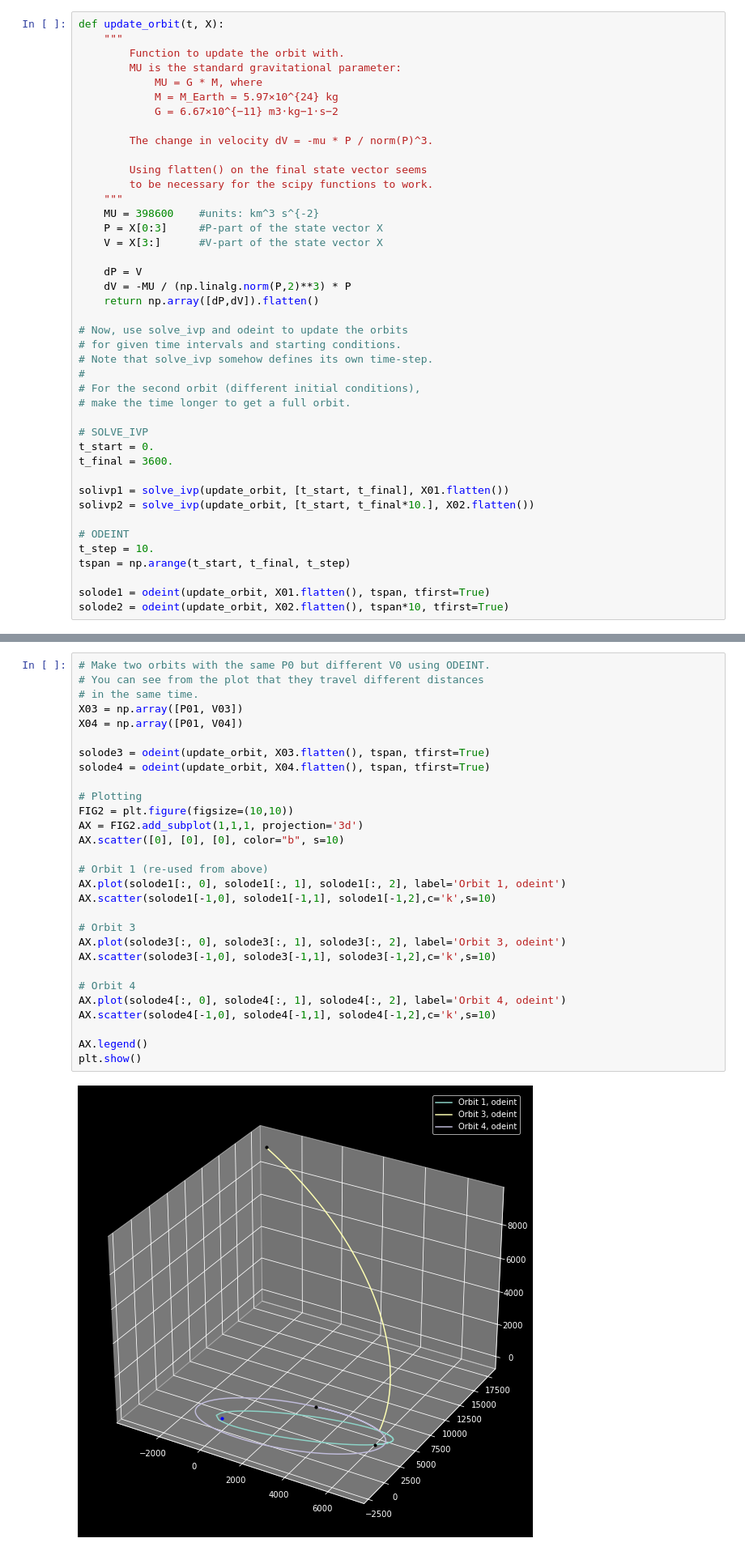
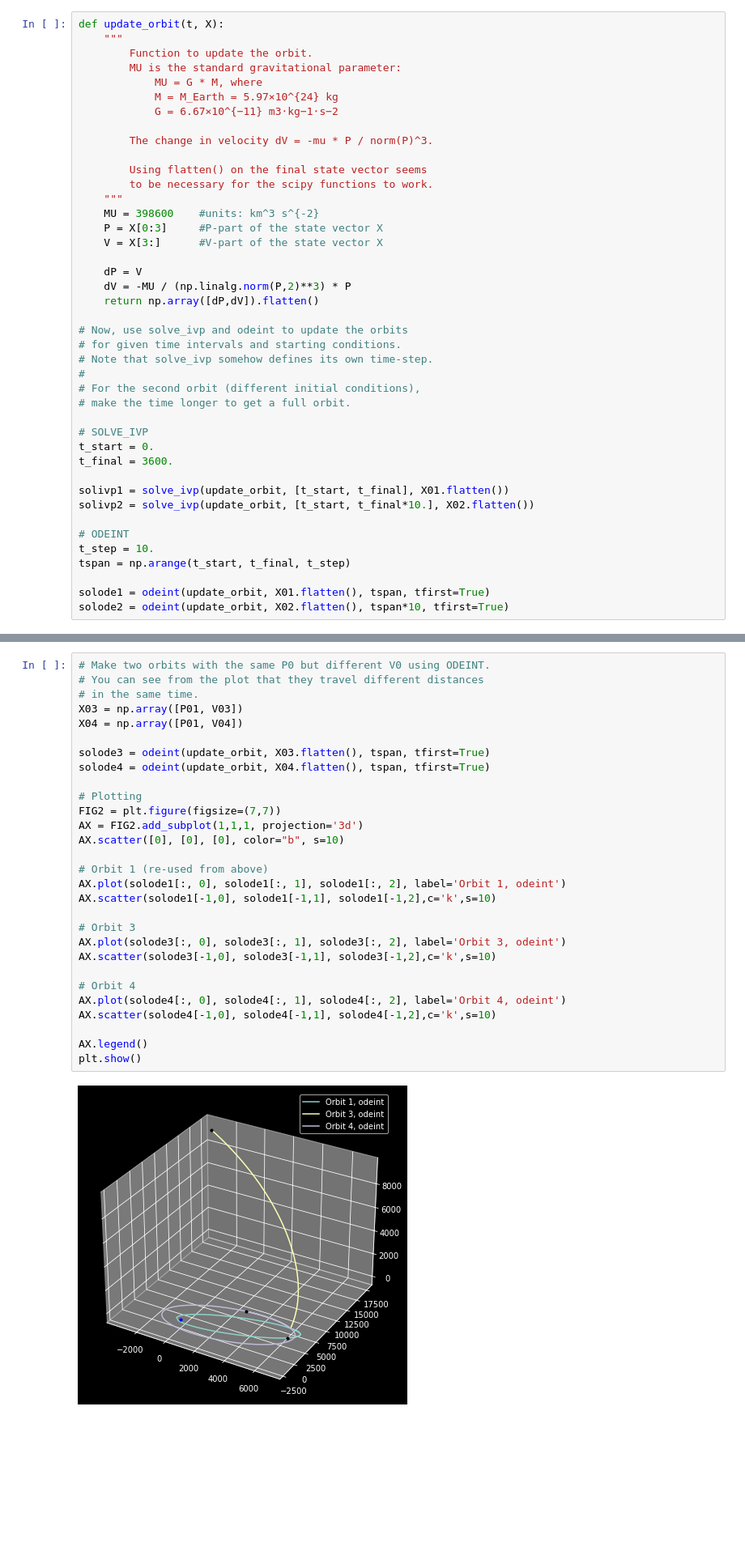
Before and after one commit to allmdrews/orbit-dynamics, a Jupyter notebook: Orbit.ipynb, the cells around one changed output, grey strips where cells are left out. Shown at 81% size. Drawn from its saved outputs; the diff is of its cells as text; blank space fills up the shorter version.

```diff
--- a/Orbit.ipynb
+++ b/Orbit.ipynb
@@ -29,7 +41,7 @@ https://danielmuellerkomorowska.com/2021/02/16/differential-equations-with-scipy
 # %%
 def update_orbit(t, X):
     """
-        Function to update the orbit with.
+        Function to update the orbit.
         MU is the standard gravitational parameter:
             MU = G * M, where
             M = M_Earth = 5.97×10^{24} kg
@@ -109,31 +122,31 @@ plt.show()
 # %%
 # Make two orbits with the same P0 but different V0 using ODEINT.
 # You can see from the plot that they travel different distances
 # in the same time.
 X03 = np.array([P01, V03])
 X04 = np.array([P01, V04])
 
 solode3 = odeint(update_orbit, X03.flatten(), tspan, tfirst=True)
 solode4 = odeint(update_orbit, X04.flatten(), tspan, tfirst=True)
 
 # Plotting
-FIG2 = plt.figure(figsize=(10,10))
+FIG2 = plt.figure(figsize=(7,7))
 AX = FIG2.add_subplot(1,1,1, projection='3d')
 AX.scatter([0], [0], [0], color="b", s=10)
 
 # Orbit 1 (re-used from above)
 AX.plot(solode1[:, 0], solode1[:, 1], solode1[:, 2], label='Orbit 1, odeint')
 AX.scatter(solode1[-1,0], solode1[-1,1], solode1[-1,2],c='k',s=10)
 
 # Orbit 3
 AX.plot(solode3[:, 0], solode3[:, 1], solode3[:, 2], label='Orbit 3, odeint')
 AX.scatter(solode3[-1,0], solode3[-1,1], solode3[-1,2],c='k',s=10)
 
 # Orbit 4
 AX.plot(solode4[:, 0], solode4[:, 1], solode4[:, 2], label='Orbit 4, odeint')
 AX.scatter(solode4[-1,0], solode4[-1,1], solode4[-1,2],c='k',s=10)
 
 AX.legend()
 plt.show()
 # %% [output]
-[figure, old version]
+[figure, new version]
```
Also changed, not shown: parts of 10 cells of this notebook.
